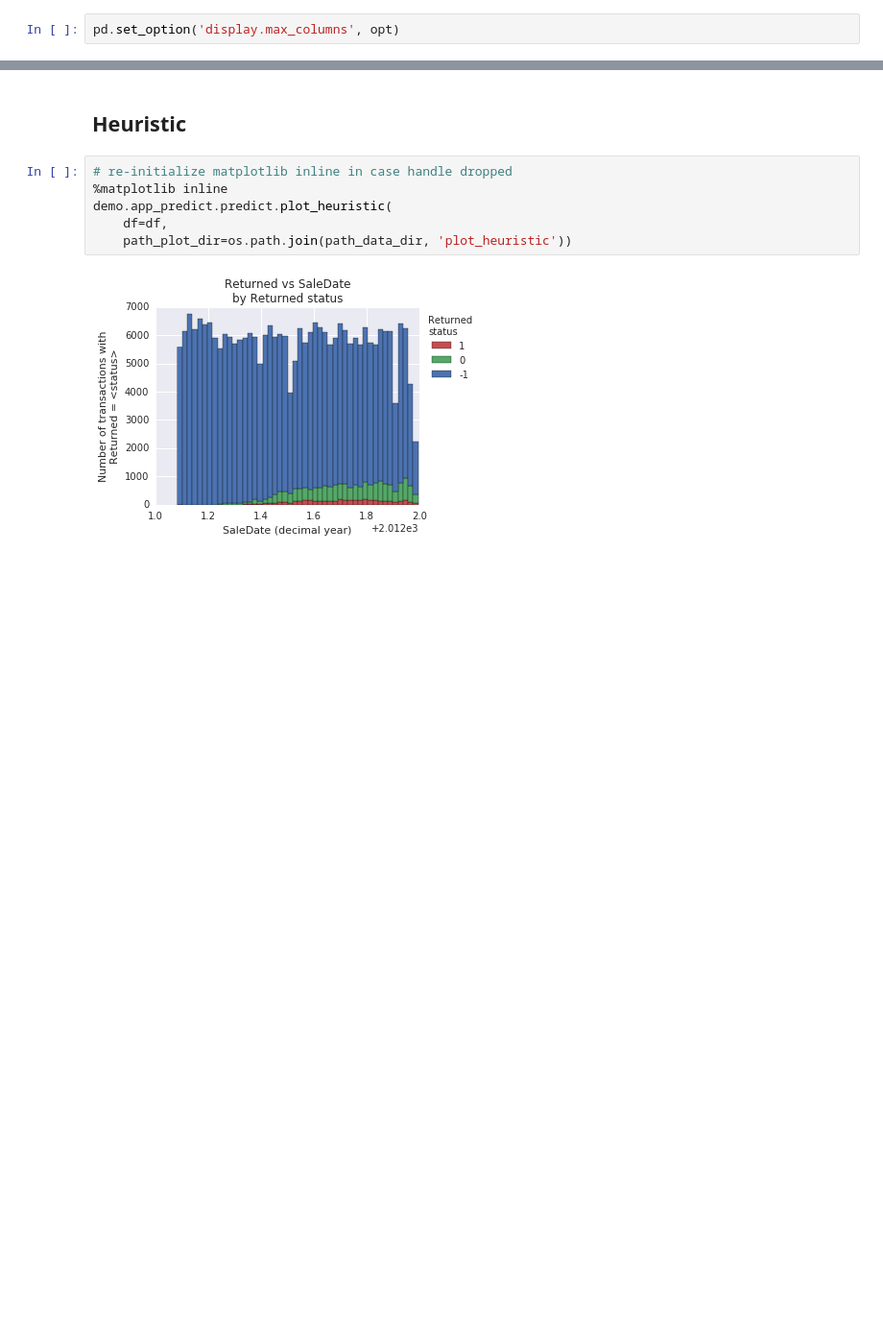
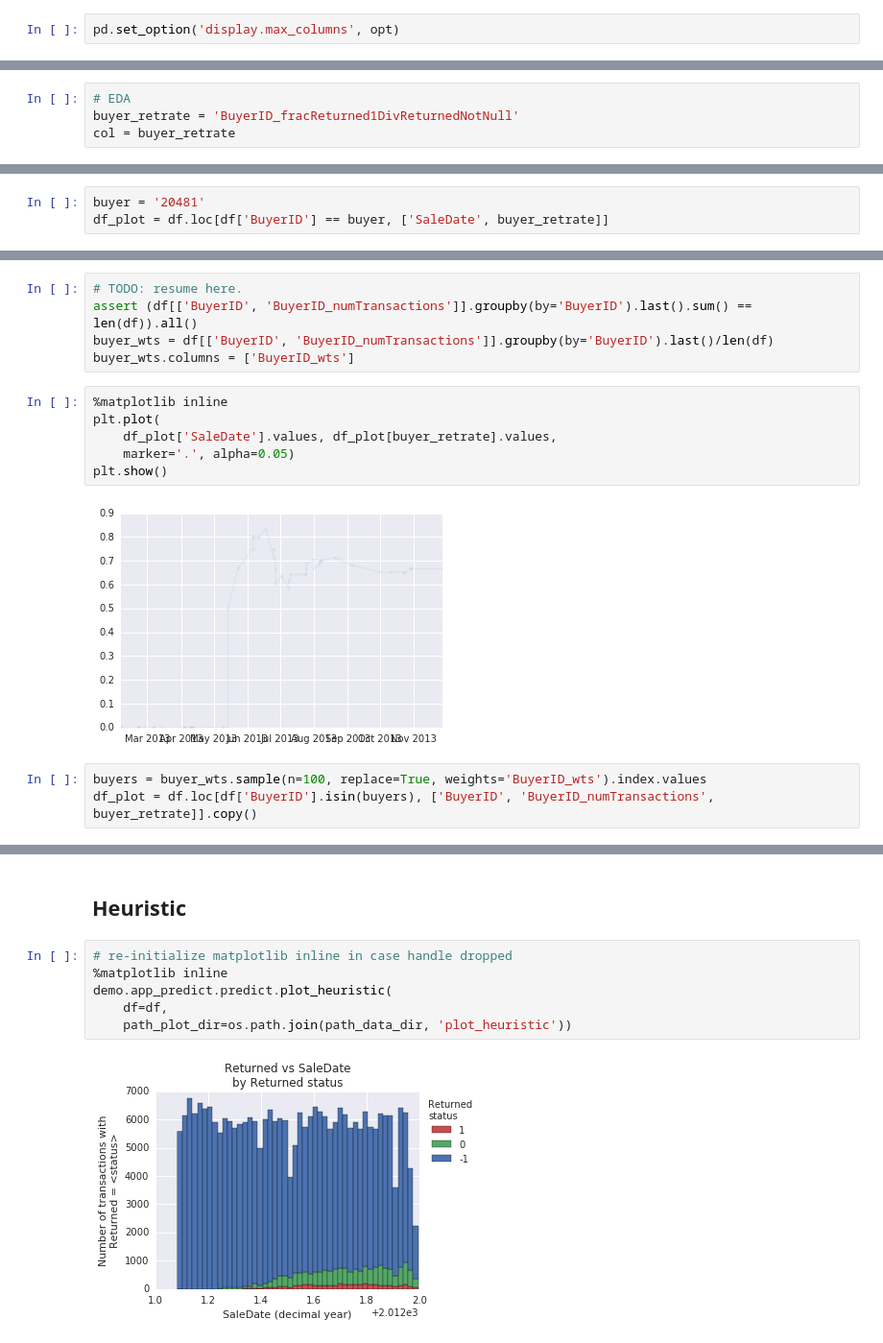
Before and after one commit to stharrold/demo, a Jupyter notebook: demo/app_predict/examples/example_app_predict_dev.ipynb, the cells around one changed output, grey strips where cells are left out. Shown at 96% size. Cells and saved outputs as stored; diff of their text form; blank space fills up the shorter version.

```diff
--- a/demo/app_predict/examples/example_app_predict_dev.ipynb
+++ b/demo/app_predict/examples/example_app_predict_dev.ipynb
@@ -234,0 +232,4 @@ Feature: BuyerID_fracReturned1DivReturnedNotNull
+# %%
+# EDA
+buyer_retrate = 'BuyerID_fracReturned1DivReturnedNotNull'
+col = buyer_retrate
@@ -234,0 +257,3 @@ Feature: BuyerID_fracReturned1DivReturnedNotNull
+# %%
+buyer = '20481'
+df_plot = df.loc[df['BuyerID'] == buyer, ['SaleDate', buyer_retrate]]
@@ -234,0 +282,16 @@ Feature: BuyerID_fracReturned1DivReturnedNotNull
+# %%
+# TODO: resume here.
+assert (df[['BuyerID', 'BuyerID_numTransactions']].groupby(by='BuyerID').last().sum() == len(df)).all()
+buyer_wts = df[['BuyerID', 'BuyerID_numTransactions']].groupby(by='BuyerID').last()/len(df)
+buyer_wts.columns = ['BuyerID_wts']
+# %%
+%matplotlib inline
+plt.plot(
+    df_plot['SaleDate'].values, df_plot[buyer_retrate].values,
+    marker='.', alpha=0.05)
+plt.show()
+# %% [output]
+[figure, added]
+# %%
+buyers = buyer_wts.sample(n=100, replace=True, weights='BuyerID_wts').index.values
+df_plot = df.loc[df['BuyerID'].isin(buyers), ['BuyerID', 'BuyerID_numTransactions', buyer_retrate]].copy()
```
Also changed, not shown: parts of 10 cells of this notebook, 1 other file.
